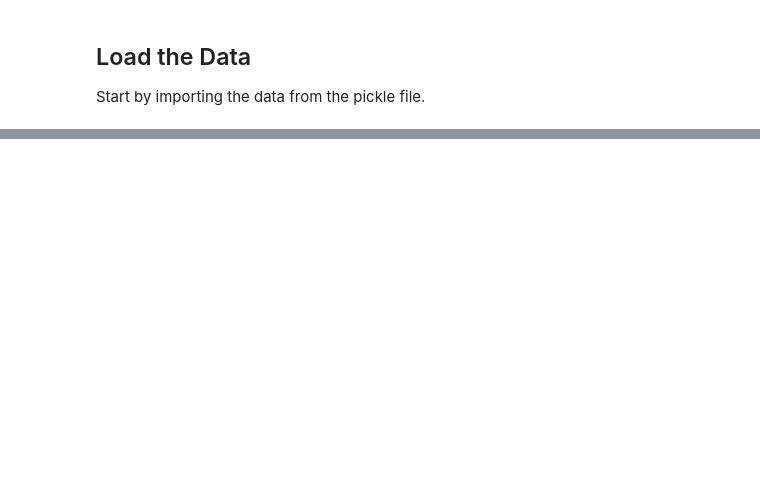
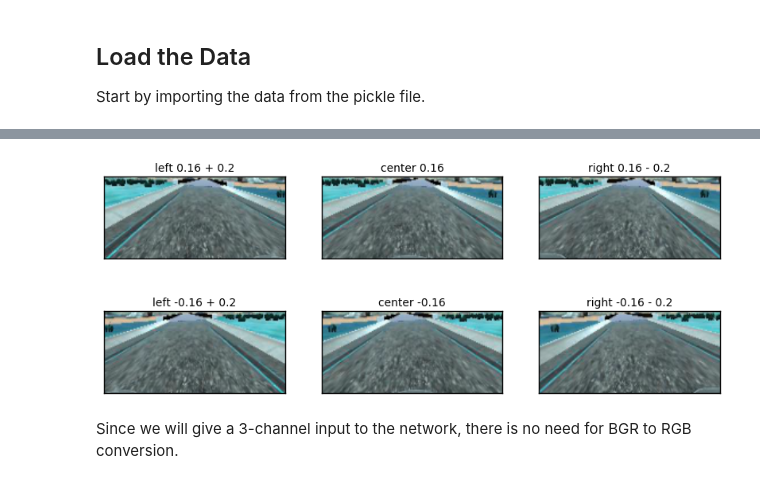
Before and after one commit to hamidb/CarND-Udacity, a Jupyter notebook: CarND-BehavioralCloning-P3-solution/behavioral-cloning-keras.ipynb, the cells around one changed output, grey strips where cells are left out. Cells and saved outputs as stored; diff of their text form; code cells hidden in the pictures; blank space fills up the shorter version.

```diff
--- a/CarND-BehavioralCloning-P3-solution/behavioral-cloning-keras.ipynb
+++ b/CarND-BehavioralCloning-P3-solution/behavioral-cloning-keras.ipynb
@@ -38,17 +35,29 @@ data_dir = '/hamidb/applications/udacity-carnd/repo/data'
 headers = ["center", "left", "right", "steer_angle",
            "throttle", "break", "speed"]
 logs = []
-for setpath in sorted(glob.glob(data_dir+"/*")):
+for setpath in sorted(glob.glob(data_dir+"/")):
     setname = os.path.basename(setpath)
     for contents in os.listdir(setpath):
         if fnmatch.fnmatch(contents,'*.csv'):
             log_file = os.path.join(setpath, contents)
 
-            log = pd.read_csv(log_file, header=None, names=headers, skiprows=1)
+            log = pd.read_csv(log_file, header=None, delimiter=', ', names=headers, skiprows=1)
             logs.append(log)
 
 logs = pd.concat(logs, axis=0, ignore_index=True)
+#logs = shuffle(logs)#.reset_index(drop=True)
+print(logs.shape)
 
-print(logs.shape)
+# Get randomized datasets for training and test
+log_train, log_valid = train_test_split(logs, test_size=0.20, random_state=43)
+
+log_train = log_train#.reset_index(drop=True)
+log_valid = log_valid#.reset_index(drop=True)
+# Print out shapes of new arrays
+train_size = log_train.shape[0]
+valid_size = log_valid.shape[0]
+
+print("train size:", train_size)
+print("valid size:", valid_size)
 # %% [output]
 (8036, 7)
@@ -227,0 +83,27 @@ Test accuracy: 0.52
+# %%
+target_size = (72, 160)
+fig = plt.figure(figsize=(10, 4))
+i = 1
+for flip in range(2):
+    for name in ['left', 'center', 'right']:
+        img = cv2.imread(os.path.join(data_dir, logs[name][72]))
+        img = img[60:-20,:,:] # cropping
+        img = cv2.flip(img, 1) if flip==1 else img
+        img = cv2.resize(img, (target_size[1], target_size[0]))
+        ax = fig.add_subplot(2, 3, i)
+        ax.imshow(img)
+        steer = round(logs['steer_angle'][72], 2)
+        steer = -1.0*float(steer) if flip==1 else steer
+        txt = " " + str(steer)
+        if name=='left':
+            txt = txt + ' + 0.2'
+        if name == 'right':
+            txt = txt + ' - 0.2'
+        plt.title(name + txt , fontsize=10)
+        ax.axes.get_xaxis().set_visible(False) # hide x tick labels
+        ax.axes.get_yaxis().set_visible(False) # hide y tick labels
+        i = i + 1
+# %% [output]
+[figure, added]
+# %% [markdown]
+Since we will give a 3-channel input to the network, there is no need for BGR to RGB conversion.
```
Also changed, not shown: parts of 27 cells of this notebook, 10 other files.
